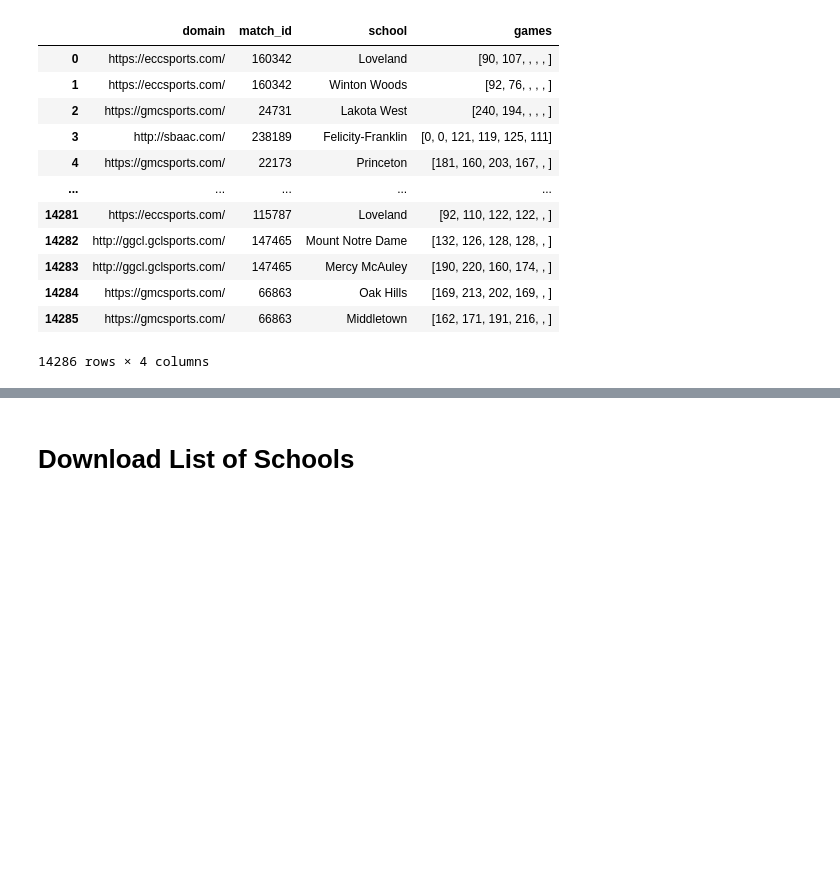
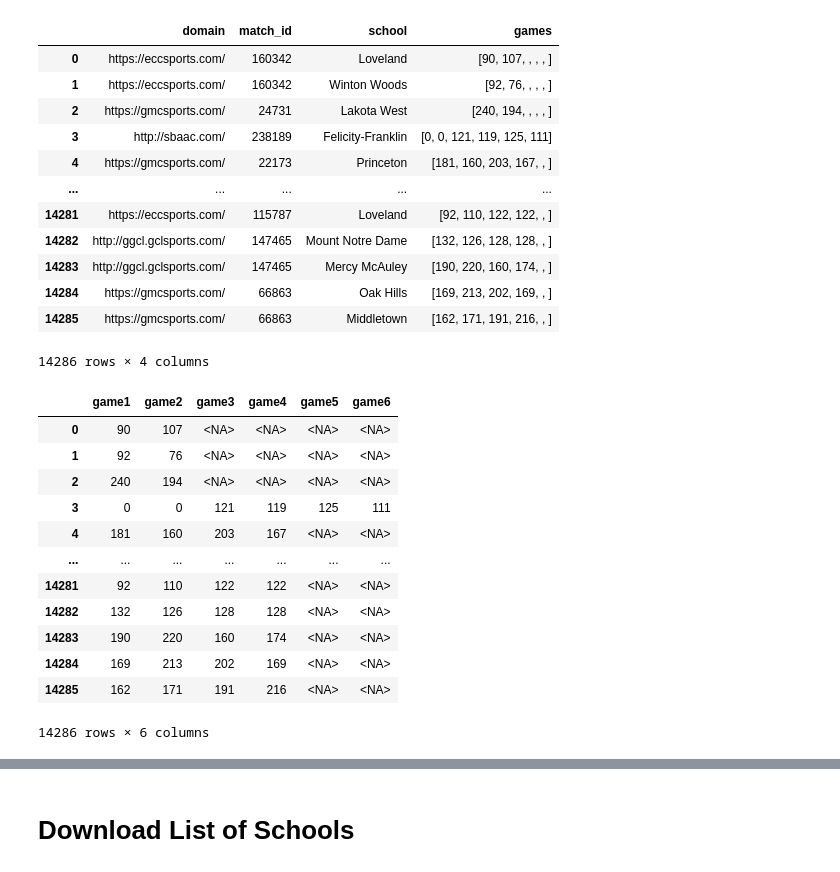
Before and after one commit to jgroeschen/Cinci-HS-Bowling-Stats, a Jupyter notebook: data_gathering/bowling_stats.ipynb, the cells around one changed output, grey strips where cells are left out. Drawn from its saved outputs; the diff is of its cells as text; code cells hidden in the pictures; blank space fills up the shorter version.

```diff
--- a/data_gathering/bowling_stats.ipynb
+++ b/data_gathering/bowling_stats.ipynb
@@ -140,0 +144,21 @@ df_baker_games
+# %%
+df_baker_games_split.rename(columns={i: "game"+str(i+1)
+                      for i in range(len(df_baker_games_split.columns))}, inplace=True)
+df_baker_games_split = df_baker_games_split.replace('', np.nan, regex=True)
+df_baker_games_split = df_baker_games_split.apply(pd.to_numeric, errors='coerce', downcast='integer')
+df_baker_games_split = df_baker_games_split.astype('Int16')
+df_baker_games_split
+# %% [output]
+|  | game1 | game2 | game3 | game4 | game5 | game6 |
+| 0 | 90 | 107 | <NA> | <NA> | <NA> | <NA> |
+| 1 | 92 | 76 | <NA> | <NA> | <NA> | <NA> |
+| 2 | 240 | 194 | <NA> | <NA> | <NA> | <NA> |
+| 3 | 0 | 0 | 121 | 119 | 125 | 111 |
+| 4 | 181 | 160 | 203 | 167 | <NA> | <NA> |
+| ... | ... | ... | ... | ... | ... | ... |
+| 14281 | 92 | 110 | 122 | 122 | <NA> | <NA> |
+| 14282 | 132 | 126 | 128 | 128 | <NA> | <NA> |
+| 14283 | 190 | 220 | 160 | 174 | <NA> | <NA> |
+| 14284 | 169 | 213 | 202 | 169 | <NA> | <NA> |
+| 14285 | 162 | 171 | 191 | 216 | <NA> | <NA> |
+14286 rows × 6 columns
```
Also changed, not shown: parts of 12 cells of this notebook.
